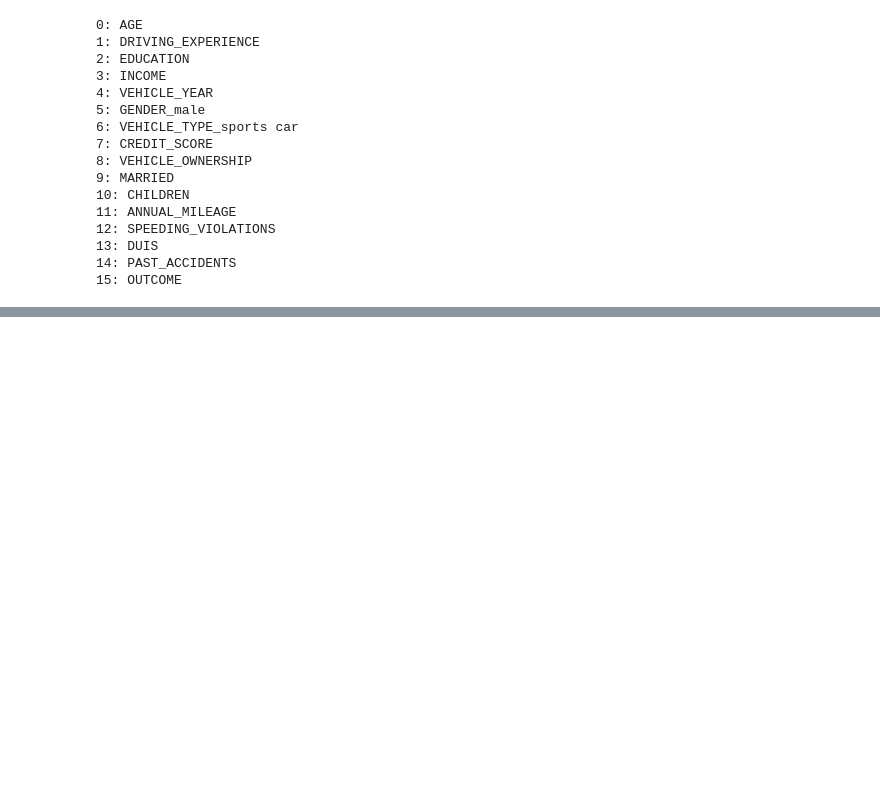
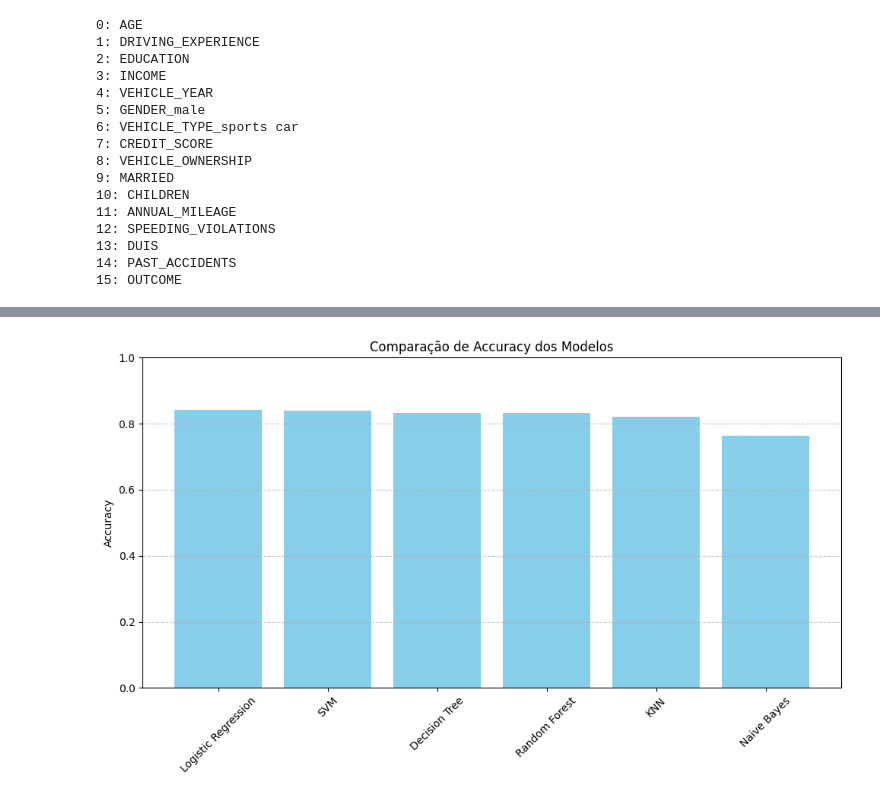
Before and after one commit to matilde-louana/project-DM, a Jupyter notebook: preparacaoDados.ipynb, the cells around one changed output, grey strips where cells are left out. Saved outputs shown, nothing was run; the diff lists cells and outputs as text; code cells hidden in the pictures; blank space fills up the shorter version.

```diff
--- a/preparacaoDados.ipynb
+++ b/preparacaoDados.ipynb
@@ -207,7 +211,8 @@ for i, col in enumerate(final_columns):
 15: OUTCOME
 # %%
 scaler = StandardScaler()
-numeric_indices = [7, 11, 12, 13, 14]
+numeric_cols = ['CREDIT_SCORE', 'ANNUAL_MILEAGE', 'SPEEDING_VIOLATIONS', 'DUIS', 'PAST_ACCIDENTS']
 
-X_train[:, numeric_indices] = scaler.fit_transform(X_train[:, numeric_indices])
-X_test[:, numeric_indices] = scaler.transform(X_test[:, numeric_indices])
+# Aplicar scaler às colunas numéricas com nomes (sem [:, ])
+X_train[numeric_cols] = scaler.fit_transform(X_train[numeric_cols])
+X_test[numeric_cols] = scaler.transform(X_test[numeric_cols])
@@ -213,0 +393,19 @@ X_test[:, numeric_indices] = scaler.transform(X_test[:, numeric_indices])
+# %%
+# Avaliação de métricas
+metricas_modelos = []
+
+for nome, modelo in modelos_finais.items():
+    modelo.fit(X_train, y_train)
+    y_pred = modelo.predict(X_test)
+
+    metricas_modelos.append({
+        "Modelo": nome,
+        "Accuracy": accuracy_score(y_test, y_pred),
+        "Precision": precision_score(y_test, y_pred),
+        "Recall": recall_score(y_test, y_pred),
+        "F1-Score": f1_score(y_test, y_pred)
+    })
+
+# Criar DataFrame com resultados
+df_metricas = pd.DataFrame(metricas_modelos).sort_values(by="Accuracy", ascending=False)
+display(df_metricas)
@@ -213,0 +420,12 @@ X_test[:, numeric_indices] = scaler.transform(X_test[:, numeric_indices])
+# %%
+plt.figure(figsize=(10, 6))
+plt.bar(df_metricas["Modelo"], df_metricas["Accuracy"], color='skyblue')
+plt.title("Comparação de Accuracy dos Modelos")
+plt.ylabel("Accuracy")
+plt.ylim(0, 1)
+plt.xticks(rotation=45)
+plt.grid(axis='y', linestyle='--', alpha=0.7)
+plt.tight_layout()
+plt.show()
+# %% [output]
+[figure, added]
```
Also changed, not shown: parts of 14 cells of this notebook, 2 other files.
